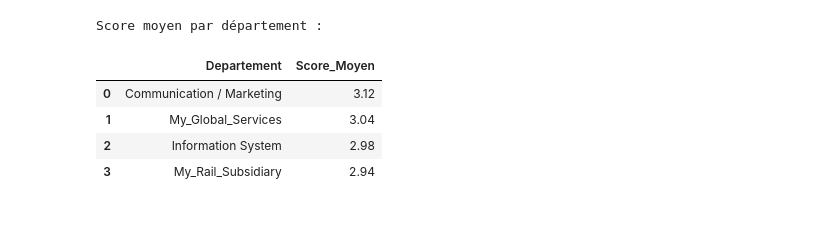
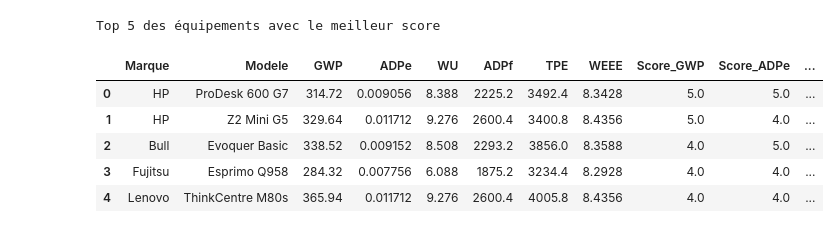
Before and after one commit to Chheche/RevelleIt_Ai, a Jupyter notebook: Test.ipynb, the cells around one changed output. Saved outputs shown, nothing was run; the diff lists cells and outputs as text; code cells hidden in the pictures.

```diff
--- a/Test.ipynb
+++ b/Test.ipynb
@@ -48,17 +37,21 @@ Tous les équipements classés par score :
-# %%
-# Calcul du score moyen par département
-dept_scores = pd.read_sql_query("""
-    SELECT Departement, AVG(Score_Final) AS Score_Moyen
-    FROM impacts_calcules
-    GROUP BY Departement
-    ORDER BY Score_Moyen DESC
-""", conn)
-print("Score moyen par département :")
-dept_scores
-# %% [output]
-Score moyen par département :
-|  | Departement | Score_Moyen |
-| 0 | Communication / Marketing | 3.12 |
-| 1 | My_Global_Services | 3.04 |
-| 2 | Information System | 2.98 |
-| 3 | My_Rail_Subsidiary | 2.94 |
+# %%
+top_5 = pd.read_sql_query("""
+    SELECT DISTINCT Marque, Modele,
+           GWP, ADPe, WU, ADPf, TPE, WEEE, Score_GWP, Score_ADPe, Score_WU, Score_ADPf, Score_TPE, Score_WEEE,Green_IT_Score
+    FROM impacts_calcules
+    ORDER BY Green_IT_Score DESC
+    LIMIT 5
+""", conn)
+# cas où plusieurs lignes identiques passeraient encore
+top_5 = top_5.drop_duplicates()
+
+print("Top 5 des équipements avec le meilleur score")
+top_5
+# %% [output]
+Top 5 des équipements avec le meilleur score
+|  | Marque | Modele | GWP | ADPe | WU | ADPf | TPE | WEEE | Score_GWP | Score_ADPe | ... |
+| 0 | HP | ProDesk 600 G7 | 314.72 | 0.009056 | 8.388 | 2225.2 | 3492.4 | 8.3428 | 5.0 | 5.0 | ... |
+| 1 | HP | Z2 Mini G5 | 329.64 | 0.011712 | 9.276 | 2600.4 | 3400.8 | 8.4356 | 5.0 | 4.0 | ... |
+| 2 | Bull | Evoquer Basic | 338.52 | 0.009152 | 8.508 | 2293.2 | 3856.0 | 8.3588 | 4.0 | 5.0 | ... |
+| 3 | Fujitsu | Esprimo Q958 | 284.32 | 0.007756 | 6.088 | 1875.2 | 3234.4 | 8.2928 | 4.0 | 4.0 | ... |
+| 4 | Lenovo | ThinkCentre M80s | 365.94 | 0.011712 | 9.276 | 2600.4 | 4005.8 | 8.4356 | 4.0 | 4.0 | ... |
```
Also changed, not shown: parts of 8 cells of this notebook, 4 other files.
